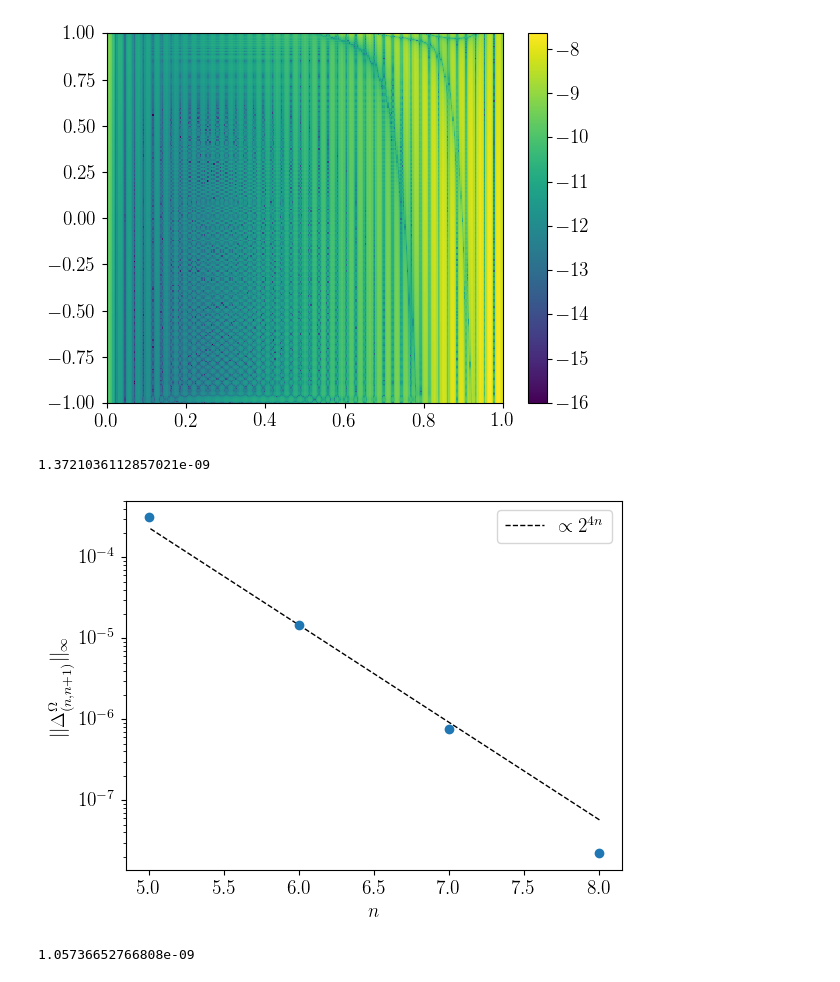
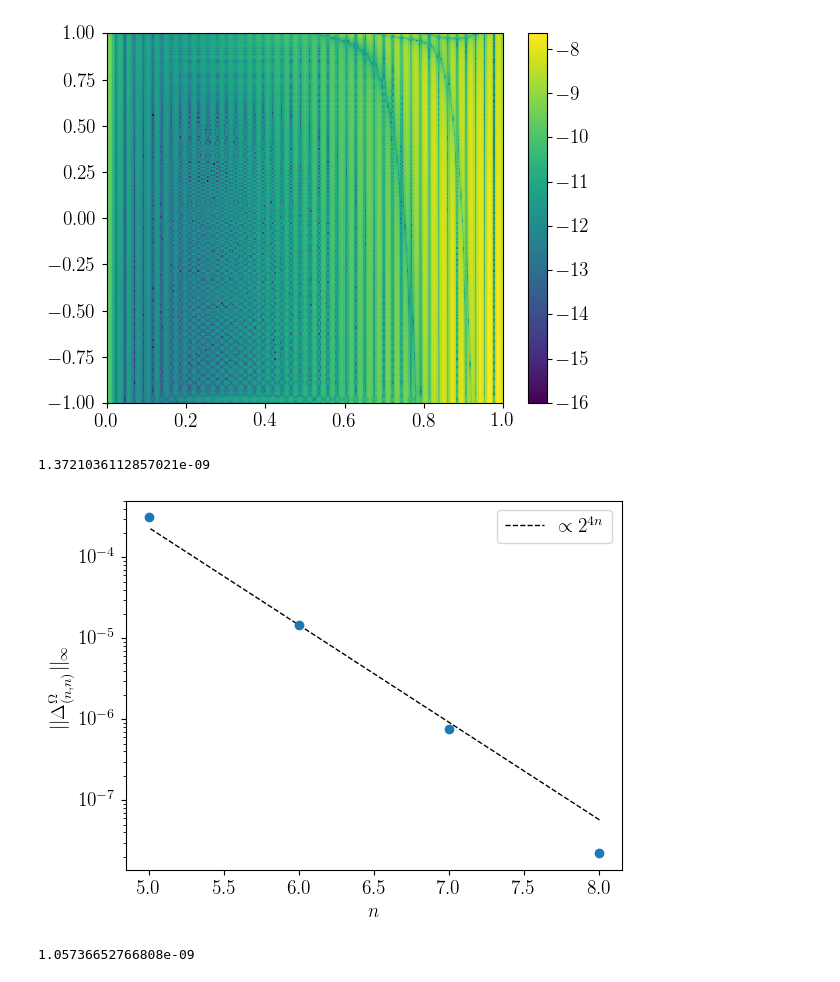
Before and after one commit to znasipak/bhpwave-article, a Jupyter notebook: scripts/test.ipynb, the cells around one changed output. Drawn from its saved outputs; the diff is of its cells as text; code cells hidden in the pictures.

```diff
--- a/scripts/test.ipynb
+++ b/scripts/test.ipynb
@@ -1147,15 +1147,15 @@ def phase_error_Tobs(Tobs, M, epsilon, a, omega_i):
 # %%
 plt.plot([8, 7, 6, 5], (np.max((omega_spline_error_3)))*2.**(4*(4 - np.array([6, 5, 4, 3]))), 'k--', label = "$\propto 2^{4n}$", linewidth=1)
 plt.plot([8, 7, 6, 5], [np.max((omega_spline_error)), np.max((omega_spline_error_2)), np.max((omega_spline_error_3)), np.max((omega_spline_error_4))], 'o')
 plt.legend()
 plt.yscale('log')
-plt.ylabel('$||\Delta^{\Omega}_{(n, n+1)}||_\infty$')
+plt.ylabel('$||\Delta^{\Omega}_{(n, n)}||_\infty$')
 plt.xlabel('$n$')
 print(np.max((omega_spline_error))/16)
 plt.savefig("../figures/frequencyConvergence.pdf", bbox_inches='tight')
 # %% [output]
 1.3721036112857021e-09
-[figure, old version]
+[figure, new version]
 # %%
 omega_func = omega_test
 time_spline_test_array = np.array([[time_of_a_omega(a, omega_func(a, time_of_beta(a, beta))) for beta in beta_values] for a in a_values])
```
Also changed, not shown: parts of 1 cell of this notebook, 5 other files.
